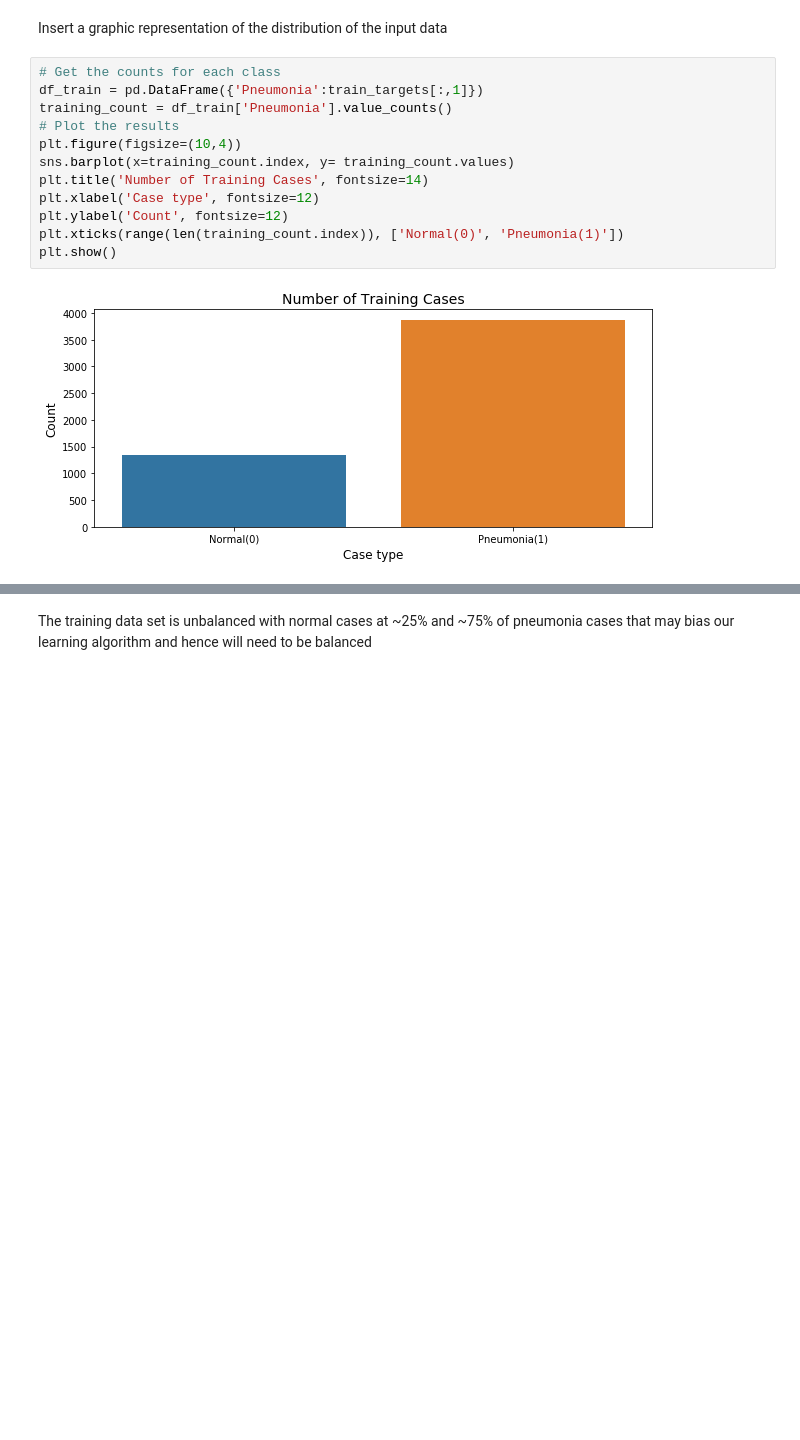
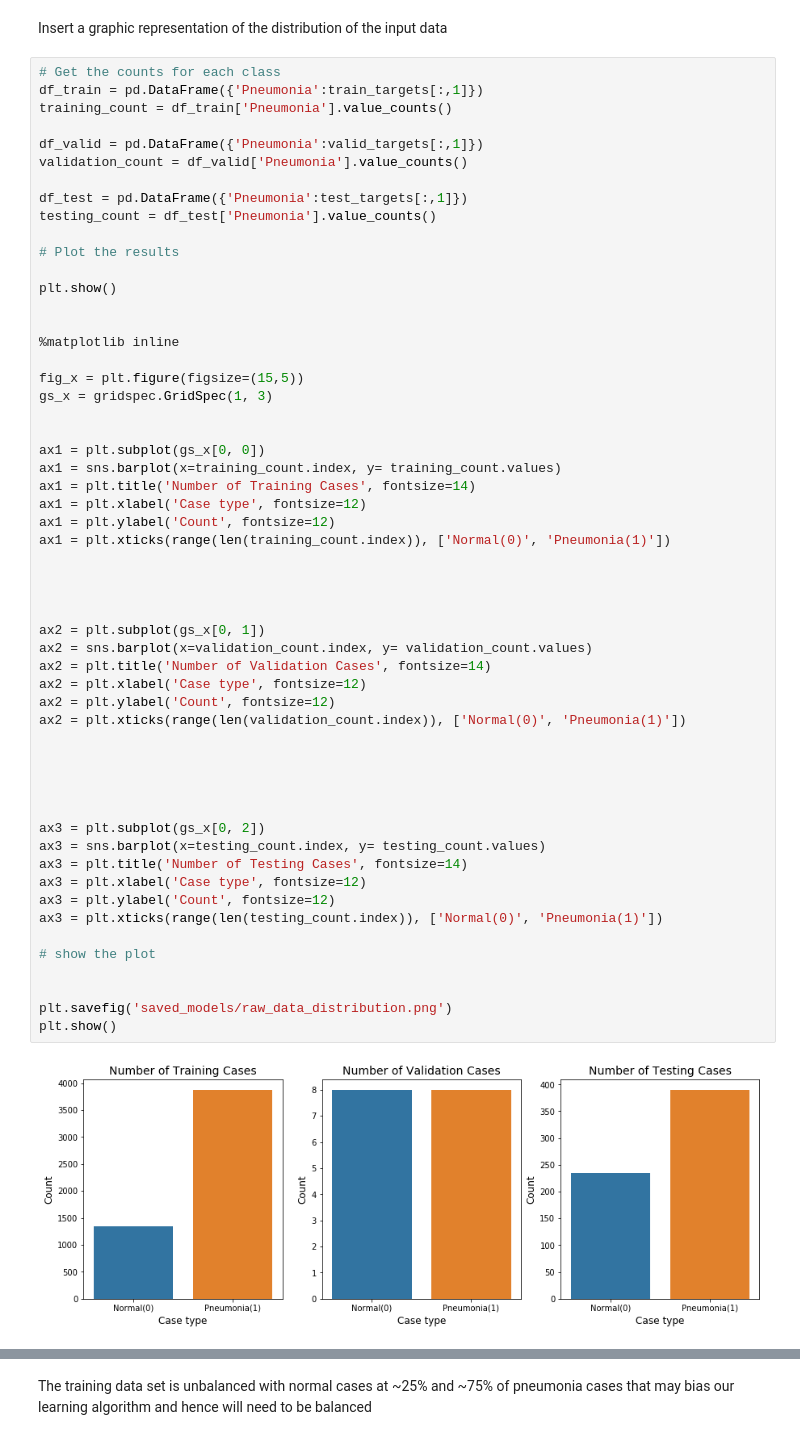
Before and after one commit to ravi-gopalan/predicting_pneumonia, a Jupyter notebook: chest_xray_predictions_cnn.ipynb, the cells around one changed output, grey strips where cells are left out. Saved outputs shown, nothing was run; the diff lists cells and outputs as text; blank space fills up the shorter version.

```diff
--- a/chest_xray_predictions_cnn.ipynb
+++ b/chest_xray_predictions_cnn.ipynb
@@ -248,14 +269,57 @@ Insert a graphic representation of the distribution of the input data
 # %%
 # Get the counts for each class
 df_train = pd.DataFrame({'Pneumonia':train_targets[:,1]})
 training_count = df_train['Pneumonia'].value_counts()
+
+df_valid = pd.DataFrame({'Pneumonia':valid_targets[:,1]})
+validation_count = df_valid['Pneumonia'].value_counts()
+
+df_test = pd.DataFrame({'Pneumonia':test_targets[:,1]})
+testing_count = df_test['Pneumonia'].value_counts()
+
 # Plot the results
-plt.figure(figsize=(10,4))
-sns.barplot(x=training_count.index, y= training_count.values)
-plt.title('Number of Training Cases', fontsize=14)
-plt.xlabel('Case type', fontsize=12)
-plt.ylabel('Count', fontsize=12)
-plt.xticks(range(len(training_count.index)), ['Normal(0)', 'Pneumonia(1)'])
+
 plt.show()
+
+
+%matplotlib inline
+
+fig_x = plt.figure(figsize=(15,5))
+gs_x = gridspec.GridSpec(1, 3)
+
+
+ax1 = plt.subplot(gs_x[0, 0])
+ax1 = sns.barplot(x=training_count.index, y= training_count.values)
+ax1 = plt.title('Number of Training Cases', fontsize=14)
+ax1 = plt.xlabel('Case type', fontsize=12)
+ax1 = plt.ylabel('Count', fontsize=12)
+ax1 = plt.xticks(range(len(training_count.index)), ['Normal(0)', 'Pneumonia(1)'])
+
+
+
+
+ax2 = plt.subplot(gs_x[0, 1])
+ax2 = sns.barplot(x=validation_count.index, y= validation_count.values)
+ax2 = plt.title('Number of Validation Cases', fontsize=14)
+ax2 = plt.xlabel('Case type', fontsize=12)
+ax2 = plt.ylabel('Count', fontsize=12)
+ax2 = plt.xticks(range(len(validation_count.index)), ['Normal(0)', 'Pneumonia(1)'])
+
+
+
+
+
+ax3 = plt.subplot(gs_x[0, 2])
+ax3 = sns.barplot(x=testing_count.index, y= testing_count.values)
+ax3 = plt.title('Number of Testing Cases', fontsize=14)
+ax3 = plt.xlabel('Case type', fontsize=12)
+ax3 = plt.ylabel('Count', fontsize=12)
+ax3 = plt.xticks(range(len(testing_count.index)), ['Normal(0)', 'Pneumonia(1)'])
+
+# show the plot
+
+
+plt.savefig('saved_models/raw_data_distribution.png')
+plt.show()
 # %% [output]
-[figure, old version]
+[figure, new version]
```
Also changed, not shown: parts of 65 cells of this notebook.
